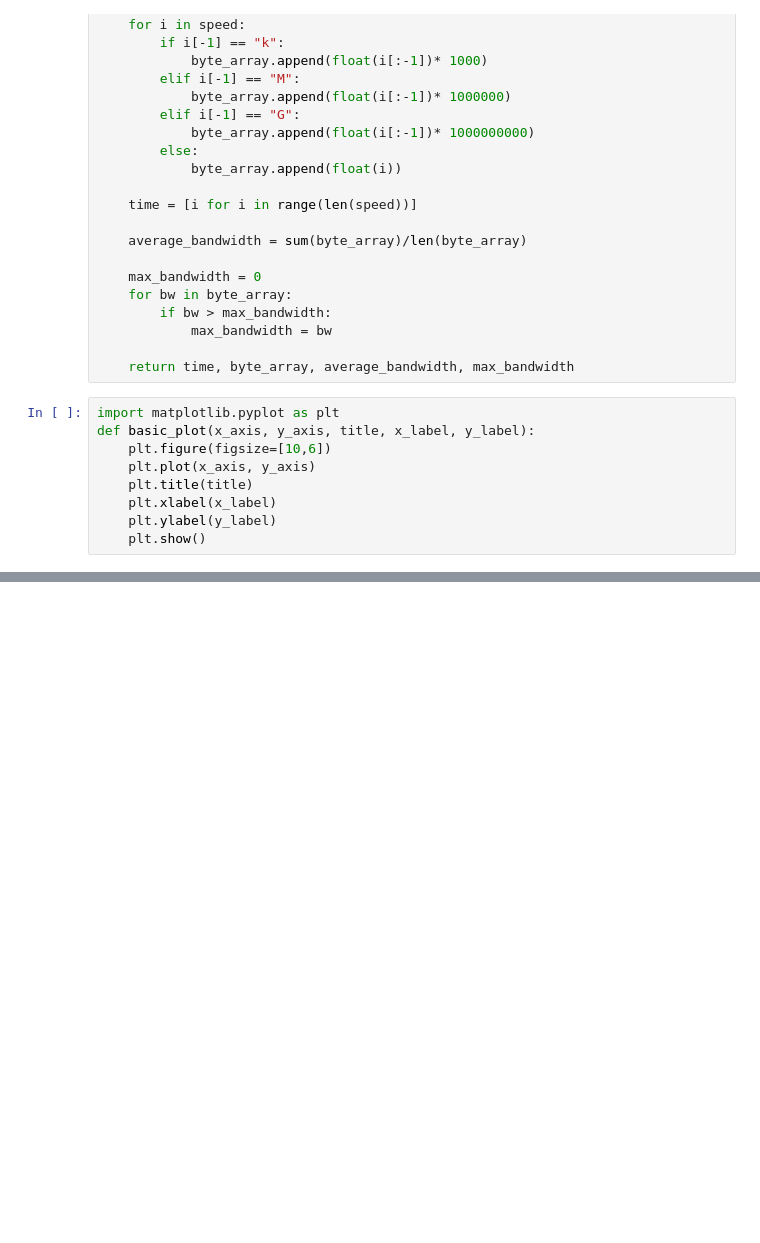
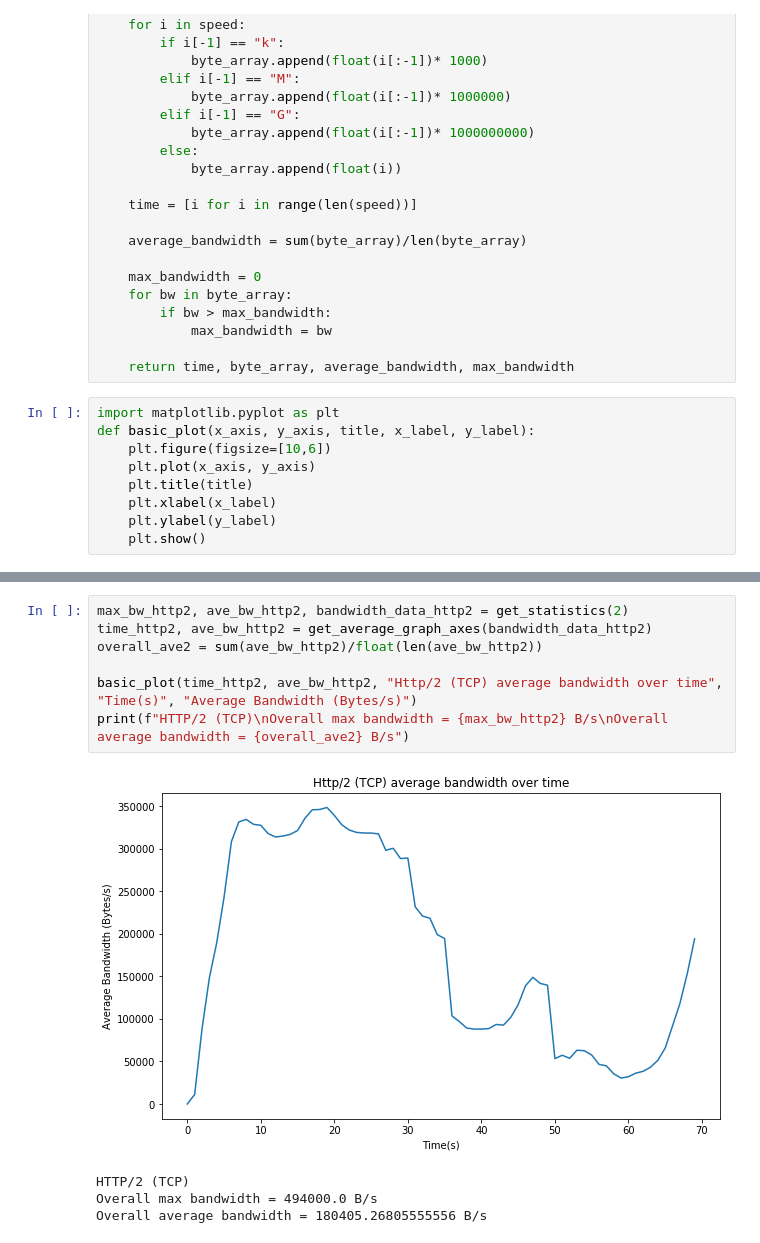
Before and after one commit to Dominic-C/50012-networks-project, a Jupyter notebook: bandwidth_testing/bandwidth testing.ipynb, the cells around one changed output, grey strips where cells are left out. Saved outputs shown, nothing was run; the diff lists cells and outputs as text; blank space fills up the shorter version.

```diff
--- a/bandwidth_testing/bandwidth testing.ipynb
+++ b/bandwidth_testing/bandwidth testing.ipynb
@@ -91,0 +84,12 @@ Overall average bandwidth = 410100.0
+# %%
+max_bw_http2, ave_bw_http2, bandwidth_data_http2 = get_statistics(2)
+time_http2, ave_bw_http2 = get_average_graph_axes(bandwidth_data_http2)
+overall_ave2 = sum(ave_bw_http2)/float(len(ave_bw_http2))
+
+basic_plot(time_http2, ave_bw_http2, "Http/2 (TCP) average bandwidth over time", "Time(s)", "Average Bandwidth (Bytes/s)")
+print(f"HTTP/2 (TCP)\nOverall max bandwidth = {max_bw_http2} B/s\nOverall average bandwidth = {overall_ave2} B/s")
+# %% [output]
+[figure, added]
+HTTP/2 (TCP)
+Overall max bandwidth = 494000.0 B/s
+Overall average bandwidth = 180405.26805555556 B/s
```
Also changed, not shown: parts of 13 cells of this notebook.
